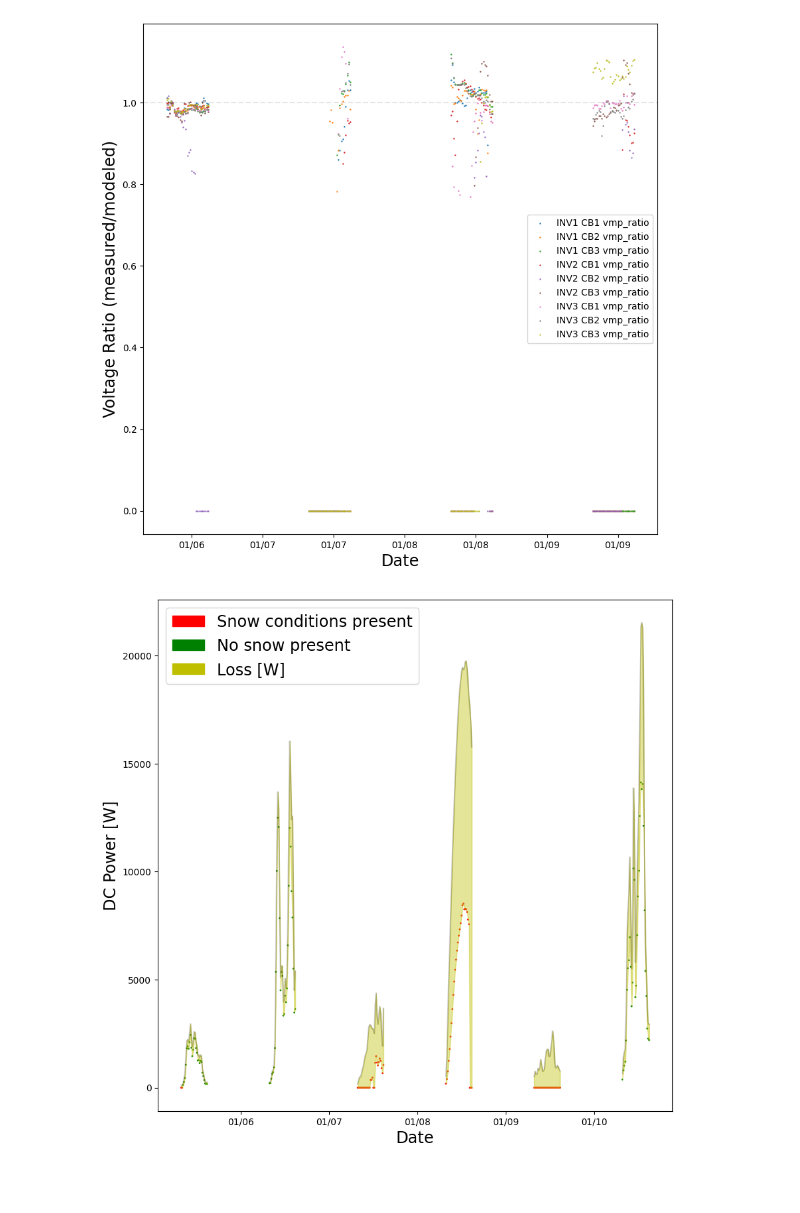
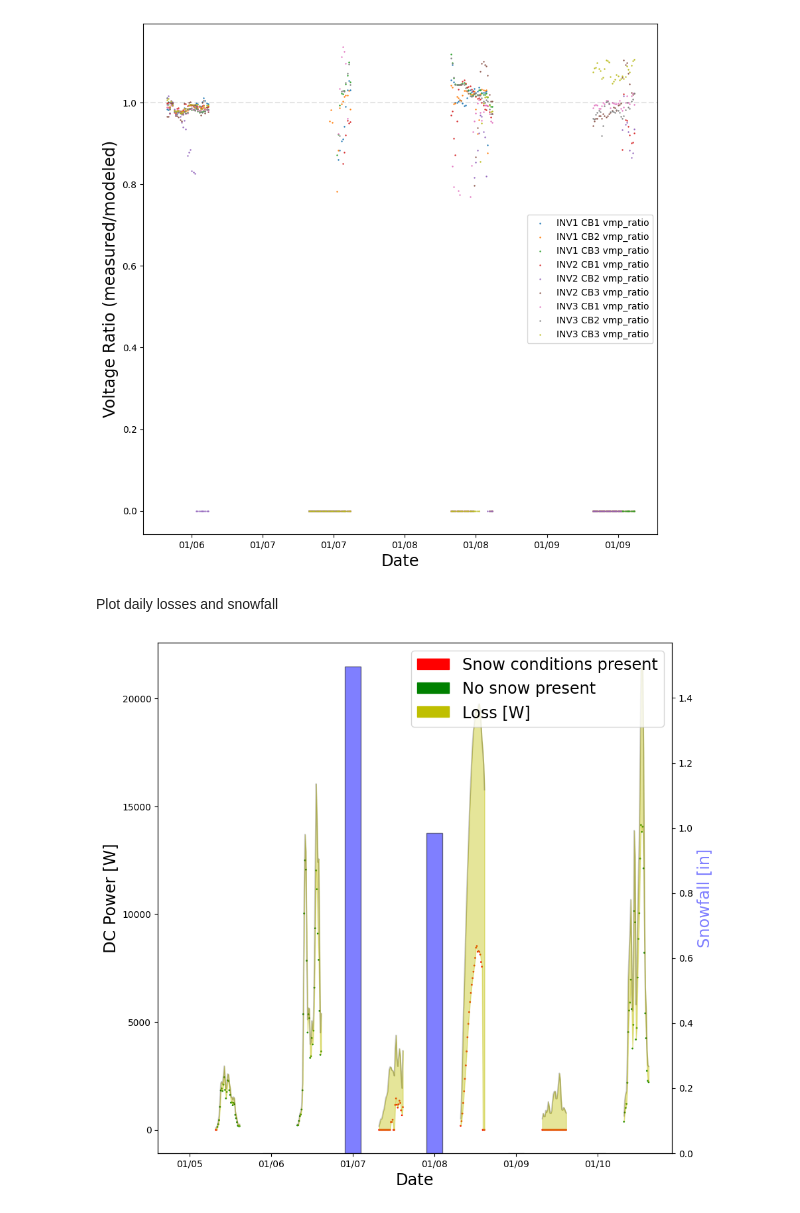
Before and after one commit to eccoope/pv-snow-analysis, a Jupyter notebook: notebook.ipynb, the cells around one changed output. Saved outputs shown, nothing was run; the diff lists cells and outputs as text; code cells hidden in the pictures; blank space fills up the shorter version.

Commit message:
Added daily snowfall plot

```diff
--- a/notebook.ipynb
+++ b/notebook.ipynb
@@ -251,7 +249,7 @@ def _solve_quadratic_eqn(a, b, c):
 
     """
 
-    # assert((len(a) == len(b)) & (len(a) == len(c)))
+    assert((len(a) == len(b)) & (len(a) == len(c)))
     discriminant = np.square(b) - 4*a*c
     x = (-b + np.sqrt(discriminant))/(2*a)
     return x
@@ -435,7 +433,7 @@ def categorize(vmp_ratio, transmission, voltage, turn_on_voltage,
             return 4
     return np.nan
 
-# %% Calculate transmission and model voltage for all other columns
+# %% Calculate transmission, model voltage, and categorize for given voltage, current pair
 
 def wrapper(voltage, current, temp_cell, poa,
             coeffs, config, t_ref=25, g_ref=1000):
@@ -468,7 +466,7 @@ def wrapper(voltage, current, temp_cell, poa,
     '''
 
     # Calculate transmission
-    T = get_transmission(temp_cell, current, poa/g_ref, config['number_str_per_cb'], coeffs['Impo'], coeffs['C0'], coeffs['C1'], coeffs['Aimp'], t_ref=t_ref)
+    T = get_transmission(temp_cell, current/config['number_str_per_cb'], poa/g_ref, coeffs['Impo'], coeffs['C0'], coeffs['C1'], coeffs['Aimp'], t_ref=t_ref)
     name_T = inv_cb + ' Transmission'
     data[name_T] = T
 
@@ -611,6 +610,11 @@ for v_col, i_col in zip(dc_voltage_cols, dc_current_cols):
     name_loss = inv_cb + ' Loss [W]'
     loss = np.maximum(data[name_modeled_power] - data[i_col]*data[v_col], 0)
     data[name_loss] = loss
+# %%
+
+snow = pd.read_csv(snow_path, index_col='DATE')
+# %% [markdown]
+Plot daily losses and snowfall
 # %%
 # %% Plot power losses, color points by mode
 
@@ -623,7 +627,7 @@ l = loss_cols[i]
 m = mode_cols[i]
 p = modeled_power_cols[i]
 
-# Map mode to color
+# (Green = no snow, Red = snow)
 cmap = {0 : 'r',
         1: 'r',
         2: 'r',
@@ -631,32 +635,36 @@ cmap = {0 : 'r',
         4: 'g'}
 
 fig, ax = plt.subplots(figsize=(10,10))
 date_form = DateFormatter("%m/%d")
 ax.xaxis.set_major_formatter(date_form)
 temp = data[~data[m].isna()]
 
 # Plot each day individually so we are not exaggerating losses
 days_mapped = temp.index.map(lambda x : x.date())
 days = np.unique(days_mapped)
 grouped = temp.groupby(days_mapped)
 
 for d in days:
         temp_grouped = grouped.get_group(d)
         ax.plot(temp_grouped.index, temp_grouped[p], c='k', alpha=0.2)
         ax.scatter(temp_grouped.index, temp_grouped[p] - temp_grouped[l], c=temp_grouped[m].map(cmap), s=1)
         ax.fill_between(temp_grouped.index, temp_grouped[p] - temp_grouped[l], temp_grouped[p], color='y', alpha=0.4)
 
 # Add different colored points to legend
 handles, labels = ax.get_legend_handles_labels()
 red_patch = mpatches.Patch(color='r', label='Snow conditions present')
 green_patch = mpatches.Patch(color='g', label='No snow present')
 yellow_patch = mpatches.Patch(color='y', label='Loss [W]')
 handles.append(red_patch)
 handles.append(green_patch)
 handles.append(yellow_patch)
 
 ax.set_xlabel('Date', fontsize='xx-large')
 ax.set_ylabel('DC Power [W]', fontsize='xx-large')
-ax.legend(handles=handles, fontsize='xx-large');
+ax.legend(handles=handles, fontsize='xx-large', loc='upper right')
+
+ax2 = ax.twinx()
+ax2.bar(days, snow['SNOW'].values/(10*2.54), color='b', alpha=0.5, width=0.2, ec='k')
+ax2.set_ylabel('Snowfall [in]', c='b', fontsize='xx-large', alpha=0.5);
 # %% [output]
-[figure, old version]
+[figure, new version]
```
Also changed, not shown: parts of 5 cells of this notebook, 1 other file.
